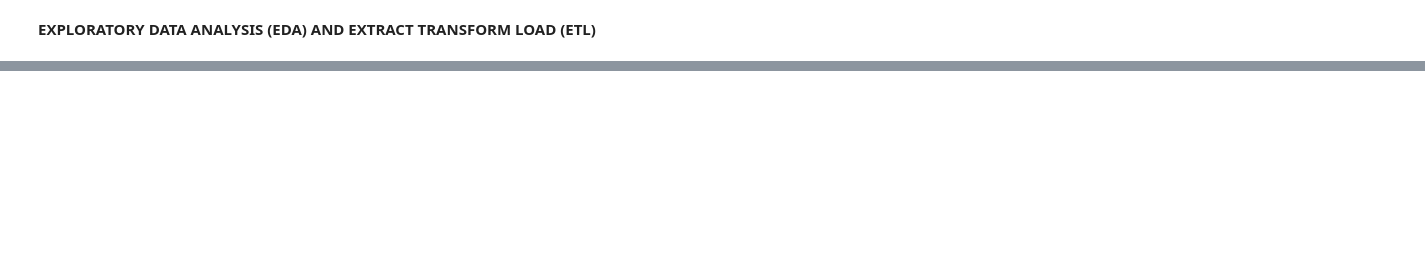
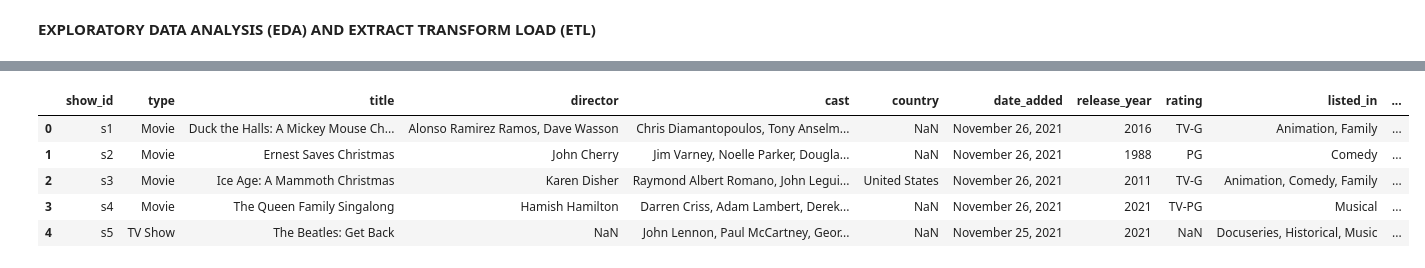
Before and after one commit to hectorherreraespinola/Data-Engineering01, a Jupyter notebook: Transformaciones.ipynb, the cells around one changed output, grey strips where cells are left out. Drawn from its saved outputs; the diff is of its cells as text; code cells hidden in the pictures; blank space fills up the shorter version.

```diff
--- a/Transformaciones.ipynb
+++ b/Transformaciones.ipynb
@@ -441,0 +279,6 @@ El género se repite:  2099  veces
+# %%
+#Adding a new column for each dataset in order to get the platform
+amazon_titles_copy['Platform'] = 'Amazon'
+disney_titles_copy['Platform'] = 'Disney'
+hulu_titles_copy['Platform'] = 'Hulu'
+netflix_titles_copy['Platform'] = 'Netflix'
@@ -441,0 +292,26 @@ El género se repite:  2099  veces
+# %%
+def separa_columna_duration(DF):
+    """
+     This function takes a pandas DataFrame as an argument and creates two new columns, one for the season and one for the duration.
+
+    Parameters:
+    df(pd.DataFrame): The input DataFrame.
+
+    Returns:
+    None
+
+    """
+    DF['seasons']=DF["duration"].apply(lambda i: i.split()[0] if i.split()[1]=='Seasons' else '0')
+    DF['movie_duration']= DF['duration'].apply(lambda i: i.split()[0] if i.split(" ",1)[1]=='min' or i.split(" ",1)[1]=='mim'  else '0')
+    return DF
+# %%
+amazon_titles_copy =separa_columna_duration(amazon_titles_copy)
+disney_titles_copy = separa_columna_duration(disney_titles_copy)
+hulu_titles_copy = separa_columna_duration(hulu_titles_copy)
+tetflix_titles_copy = separa_columna_duration(netflix_titles_copy)
+# %%
+#Droping original column duration
+amazon_titles_copy.drop(columns='duration',inplace=True)
+disney_titles_copy.drop(columns='duration',inplace= True)
+hulu_titles_copy.drop(columns= 'duration', inplace=True)
+netflix_titles_copy.drop(columns='duration',inplace=True)
@@ -441,0 +328,9 @@ El género se repite:  2099  veces
+# %%
+disney_titles_copy.head()
+# %% [output]
+|  | show_id | type | title | director | cast | country | date_added | release_year | rating | listed_in | ... |
+| 0 | s1 | Movie | Duck the Halls: A Mickey Mouse Ch... | Alonso Ramirez Ramos, Dave Wasson | Chris Diamantopoulos, Tony Anselm... | NaN | November 26, 2021 | 2016 | TV-G | Animation, Family | ... |
+| 1 | s2 | Movie | Ernest Saves Christmas | John Cherry | Jim Varney, Noelle Parker, Dougla... | NaN | November 26, 2021 | 1988 | PG | Comedy | ... |
+| 2 | s3 | Movie | Ice Age: A Mammoth Christmas | Karen Disher | Raymond Albert Romano, John Legui... | United States | November 26, 2021 | 2011 | TV-G | Animation, Comedy, Family | ... |
+| 3 | s4 | Movie | The Queen Family Singalong | Hamish Hamilton | Darren Criss, Adam Lambert, Derek... | NaN | November 26, 2021 | 2021 | TV-PG | Musical | ... |
+| 4 | s5 | TV Show | The Beatles: Get Back | NaN | John Lennon, Paul McCartney, Geor... | NaN | November 25, 2021 | 2021 | NaN | Docuseries, Historical, Music | ... |
```
Also changed, not shown: parts of 92 cells of this notebook, 5 other files.
